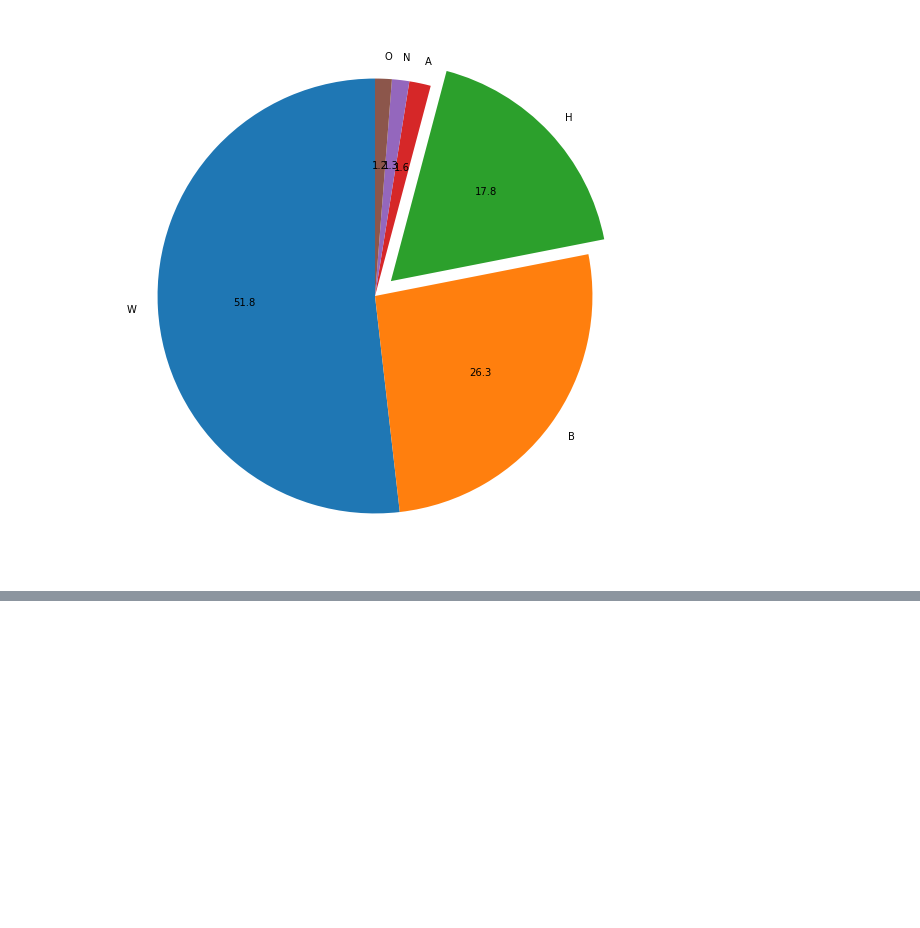
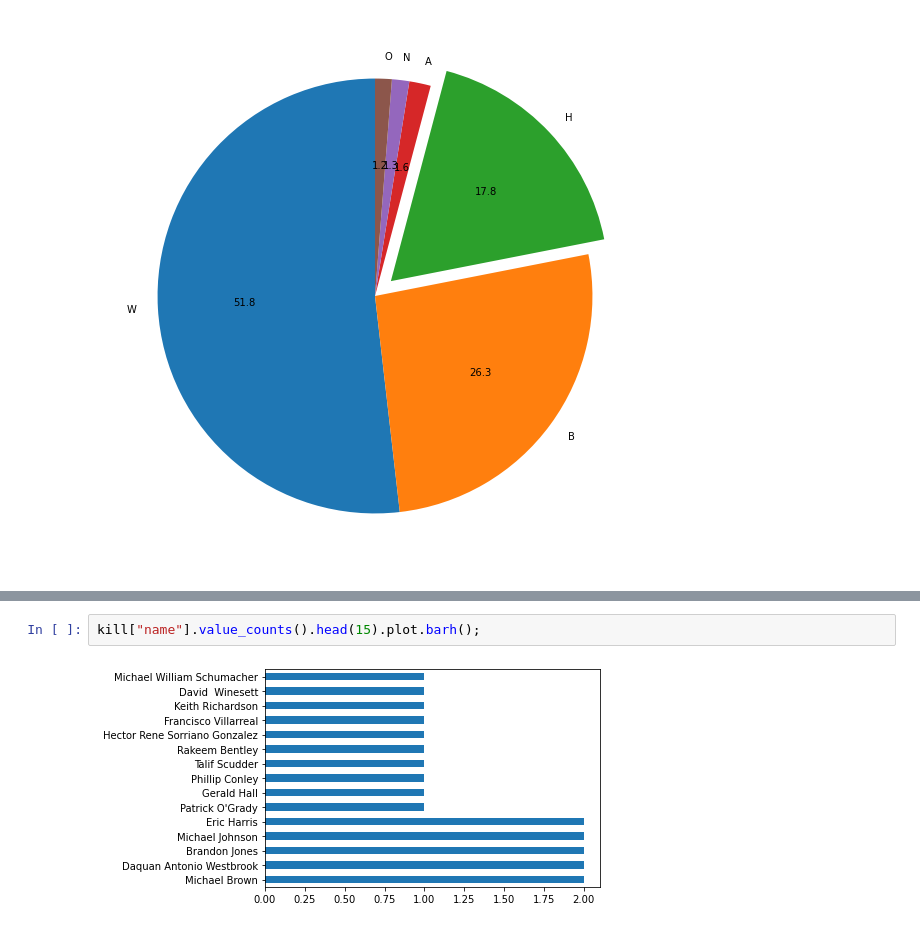
Before and after one commit to Jack1634/Data-Analysis, a Jupyter notebook: Assigment/Assignment-1 student-Solution Data Visualization.ipynb, the cells around one changed output, grey strips where cells are left out. Saved outputs shown, nothing was run; the diff lists cells and outputs as text; blank space fills up the shorter version.

```diff
--- a/Assigment/Assignment-1 student-Solution Data Visualization.ipynb
+++ b/Assigment/Assignment-1 student-Solution Data Visualization.ipynb
@@ -203,0 +230,4 @@ plt.show()
+# %%
+kill["name"].value_counts().head(15).plot.barh();
+# %% [output]
+[figure, added]
```
Also changed, not shown: parts of 3 cells of this notebook.
